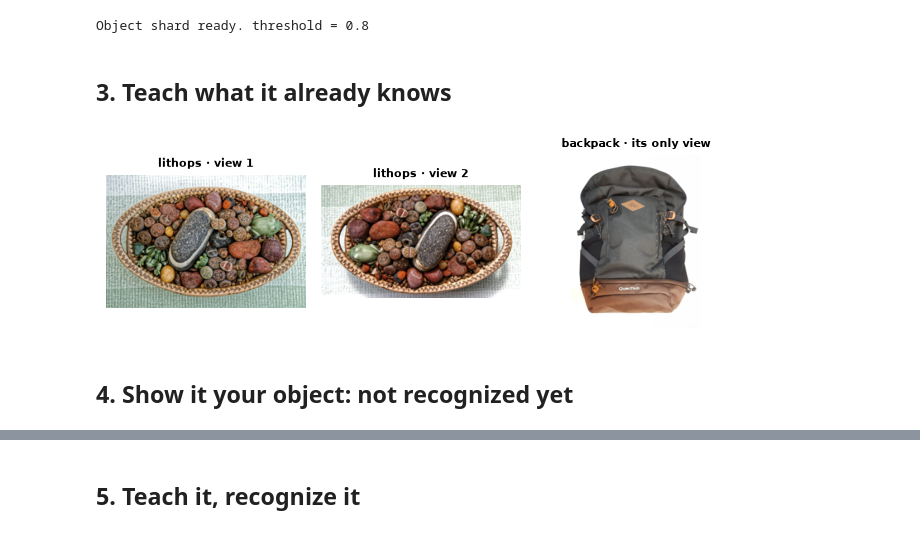
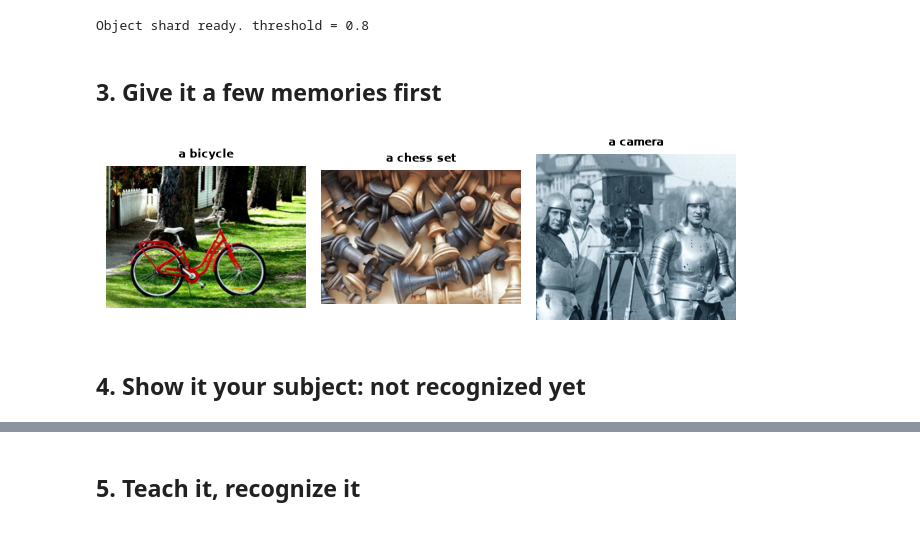
Before and after one commit to Dylancouzon/on-device-memory-course, a Jupyter notebook: L5/L5.ipynb, the cells around one changed output, grey strips where cells are left out. Saved outputs shown, nothing was run; the diff lists cells and outputs as text; code cells hidden in the pictures.

Commit message:
Fix helpers, rerun notebooks, clean up L5

```diff
--- a/L5/L5.ipynb
+++ b/L5/L5.ipynb
@@ -37,46 +39,44 @@ print("Object shard ready. threshold =", RECOGNIZE_THRESHOLD)
 # %% [output]
 Object shard ready. threshold = 0.8
 # %% [markdown]
-## 3. Teach what it already knows
+## 3. Give it a few memories first
 # %%
 from helper import embed_text, show_images
 
 
 def teach(shard, object_id, label, view_paths, start_id, note=None):
     vectors = embed_image(view_paths)
     note_vector = embed_text([note])[0] if note else None
     points = [
         Point(
             id=start_id + i,
             vector={"image": vectors[i],
                     **({"text": note_vector} if note else {})},
             payload={"object_id": object_id, "label": label, "view_id": i,
                      "file": view_paths[i],
                      **({"note": note} if note else {})},
         )
         for i in range(len(view_paths))
     ]
     shard.update(UpdateOperation.upsert_points(points))
     shard.optimize()
-    # flush to disk now, so a taught memory survives a power cut, not only a
-    # clean shutdown — the same durability a battery-powered device needs
+    # flush to disk now: a taught memory should survive a power cut
     shard.flush()
 
 
-teach(object_shard, "lithops", "lithops (living stone)",
-      ["../data/objects/lithops_1.jpg",
-       "../data/objects/lithops_2.jpg"], start_id=0)
-teach(object_shard, "backpack", "backpack",
-      ["../data/objects/backpack_1.jpg"], start_id=100)
-show_images(["../data/objects/lithops_1.jpg",
-             "../data/objects/lithops_2.jpg",
-             "../data/objects/backpack_1.jpg"],
-            captions=["lithops · view 1", "lithops · view 2",
-                      "backpack · its only view"])
+SEEDS = [("bicycle", "a bicycle"),
+         ("chess_set", "a chess set"),
+         ("camera", "a camera")]
+for i, (name, label) in enumerate(SEEDS):
+    teach(object_shard, name, label,
+          [f"../data/bank/{name}.jpg"], start_id=i)
+
+show_images([f"../data/bank/{name}.jpg" for name, _ in SEEDS],
+            captions=[label for _, label in SEEDS])
 # %% [output]
-[figure, old version]
+[figure, new version]
 # %% [markdown]
-## 4. Show it your object: not recognized yet
+## 4. Show it your subject: not recognized yet
 # %%
 def recognize(shard, query_path, limit=1):
     query_vector = embed_image([query_path])[0]
```
Also changed, not shown: parts of 15 cells of this notebook, 17 other files.
